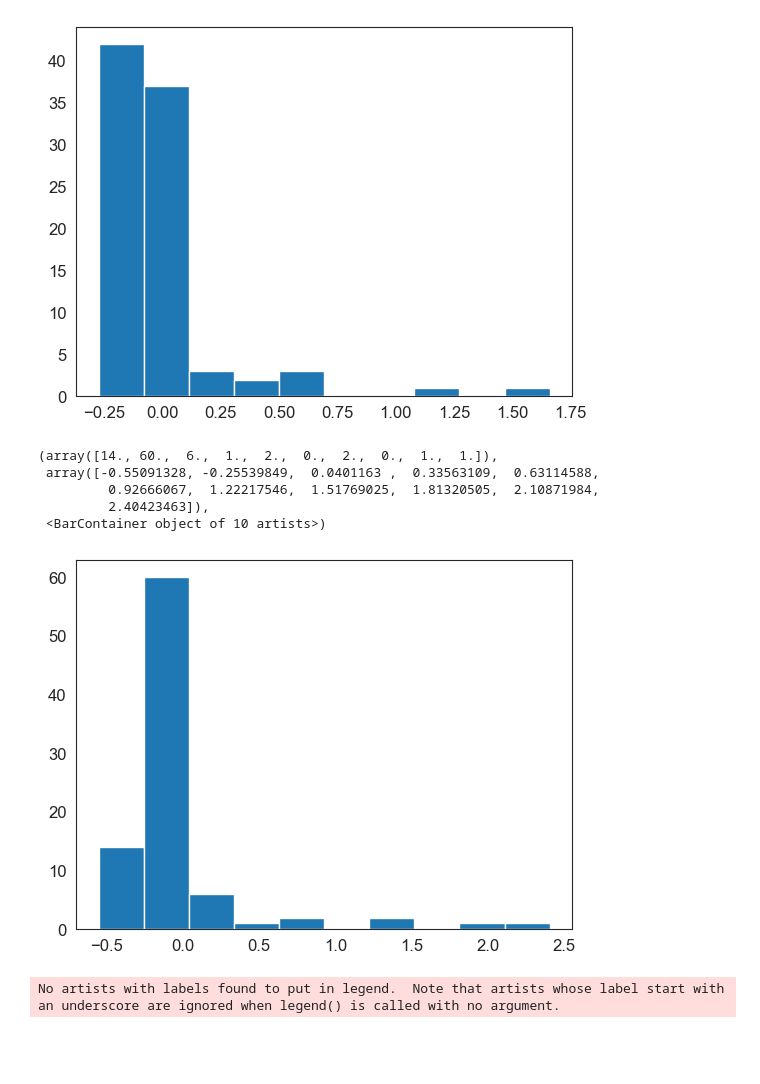
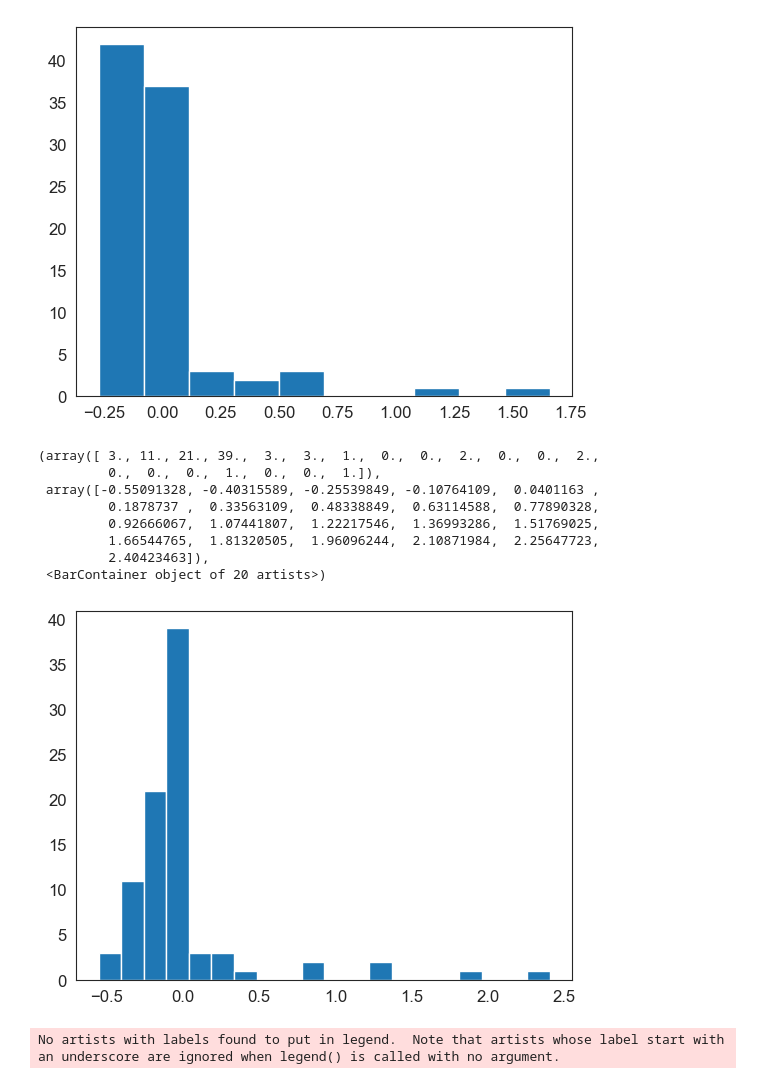
Before and after one commit to natmtc/flexible-motoneuron-control, a Jupyter notebook: Data_Analysis_Model.ipynb, the cells around one changed output. Cells and saved outputs as stored; diff of their text form; code cells hidden in the pictures; blank space fills up the shorter version.

```diff
--- a/Data_Analysis_Model.ipynb
+++ b/Data_Analysis_Model.ipynb
@@ -197,12 +197,19 @@ plt.hist(binned_hystKE)
          1.66039687]),
  <BarContainer object of 10 artists>)
 [figure]
-# %%
-plt.hist(binned_hyst)
-# %% [output]
-(array([14., 60.,  6.,  1.,  2.,  0.,  2.,  0.,  1.,  1.]),
- array([-0.55091328, -0.25539849,  0.0401163 ,  0.33563109,  0.63114588,
-         0.92666067,  1.22217546,  1.51769025,  1.81320505,  2.10871984,
-         2.40423463]),
- <BarContainer object of 10 artists>)
-[figure, removed]
+# %%
+filtered_data = [x for x in binned_hyst if x < 20]
+
+# Plotting the histogram
+plt.hist(filtered_data, bins=20)
+# plt.xlim(-0.4,0.1)
+# %% [output]
+(array([ 3., 11., 21., 39.,  3.,  3.,  1.,  0.,  0.,  2.,  0.,  0.,  2.,
+         0.,  0.,  0.,  1.,  0.,  0.,  1.]),
+ array([-0.55091328, -0.40315589, -0.25539849, -0.10764109,  0.0401163 ,
+         0.1878737 ,  0.33563109,  0.48338849,  0.63114588,  0.77890328,
+         0.92666067,  1.07441807,  1.22217546,  1.36993286,  1.51769025,
+         1.66544765,  1.81320505,  1.96096244,  2.10871984,  2.25647723,
+         2.40423463]),
+ <BarContainer object of 20 artists>)
+[figure, added]
```
Also changed, not shown: parts of 2 cells of this notebook, 4 other files.
